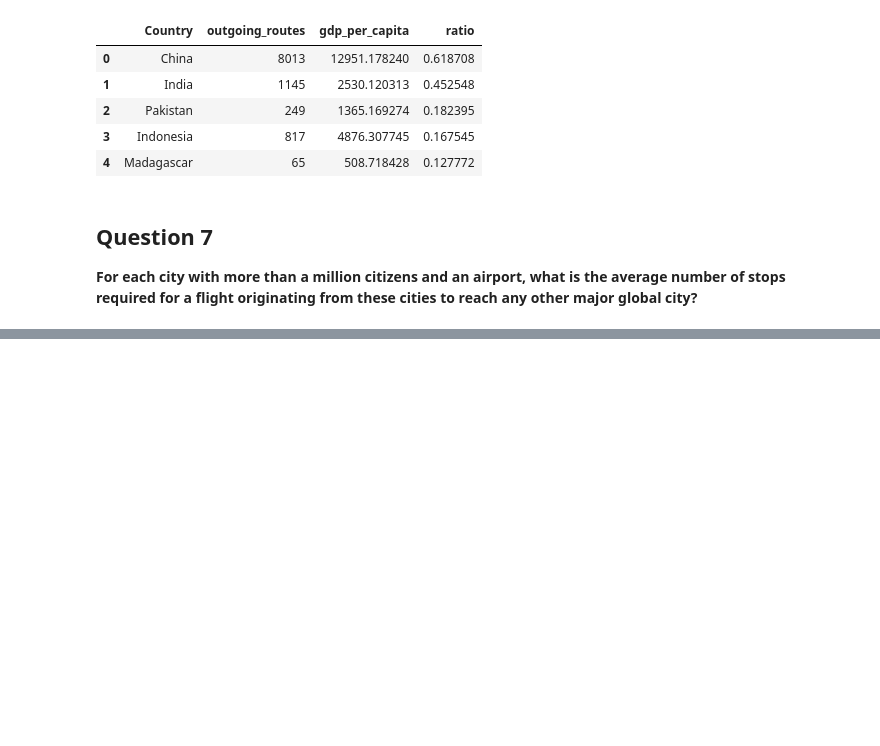
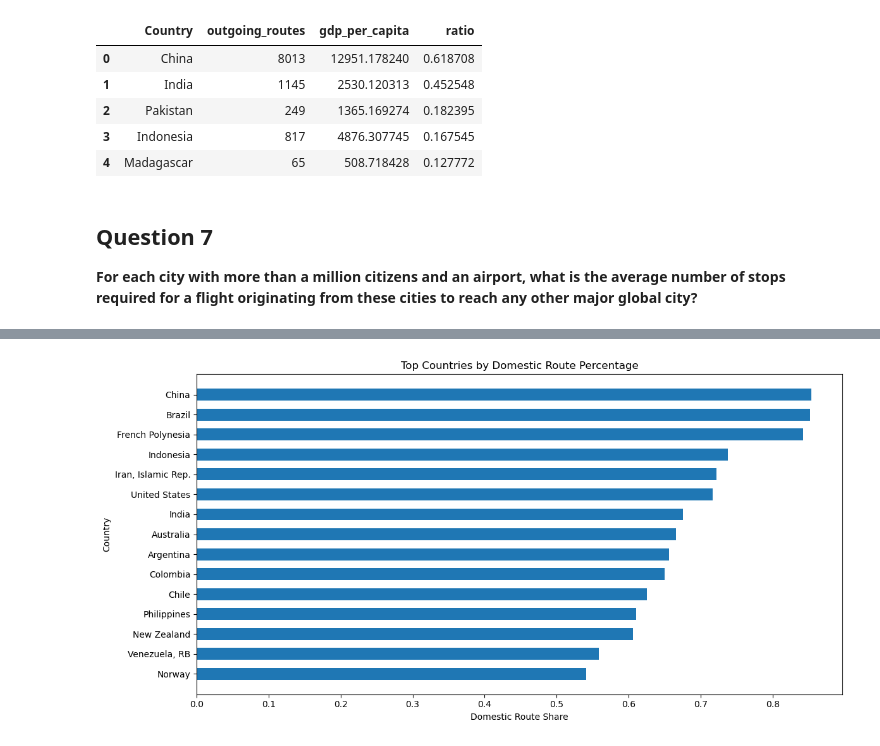
Before and after one commit to Penguinbeanie/database_assigment_airtraffic, a Jupyter notebook: results/databases_questions.ipynb, the cells around one changed output, grey strips where cells are left out. Saved outputs shown, nothing was run; the diff lists cells and outputs as text; code cells hidden in the pictures; blank space fills up the shorter version.

Commit message:
Fragen beantwortet in databases_question, und Knoten/Routen visualisiert

```diff
--- a/results/databases_questions.ipynb
+++ b/results/databases_questions.ipynb
@@ -469,0 +650,13 @@ q6_df
+# %%
+import matplotlib.pyplot as plt
+plot_df = q10_df.sort_values("domestic_share", ascending=False).head(15)
+plt.figure(figsize=(12, 6))
+plt.barh(plot_df["country"], plot_df["domestic_share"], height=0.6)
+plt.xlabel("Domestic Route Share")
+plt.ylabel("Country")
+plt.title("Top Countries by Domestic Route Percentage")
+plt.gca().invert_yaxis()
+plt.tight_layout()
+plt.show()
+# %% [output]
+[figure, added]
```
Also changed, not shown: parts of 14 cells of this notebook, 1 other file.
